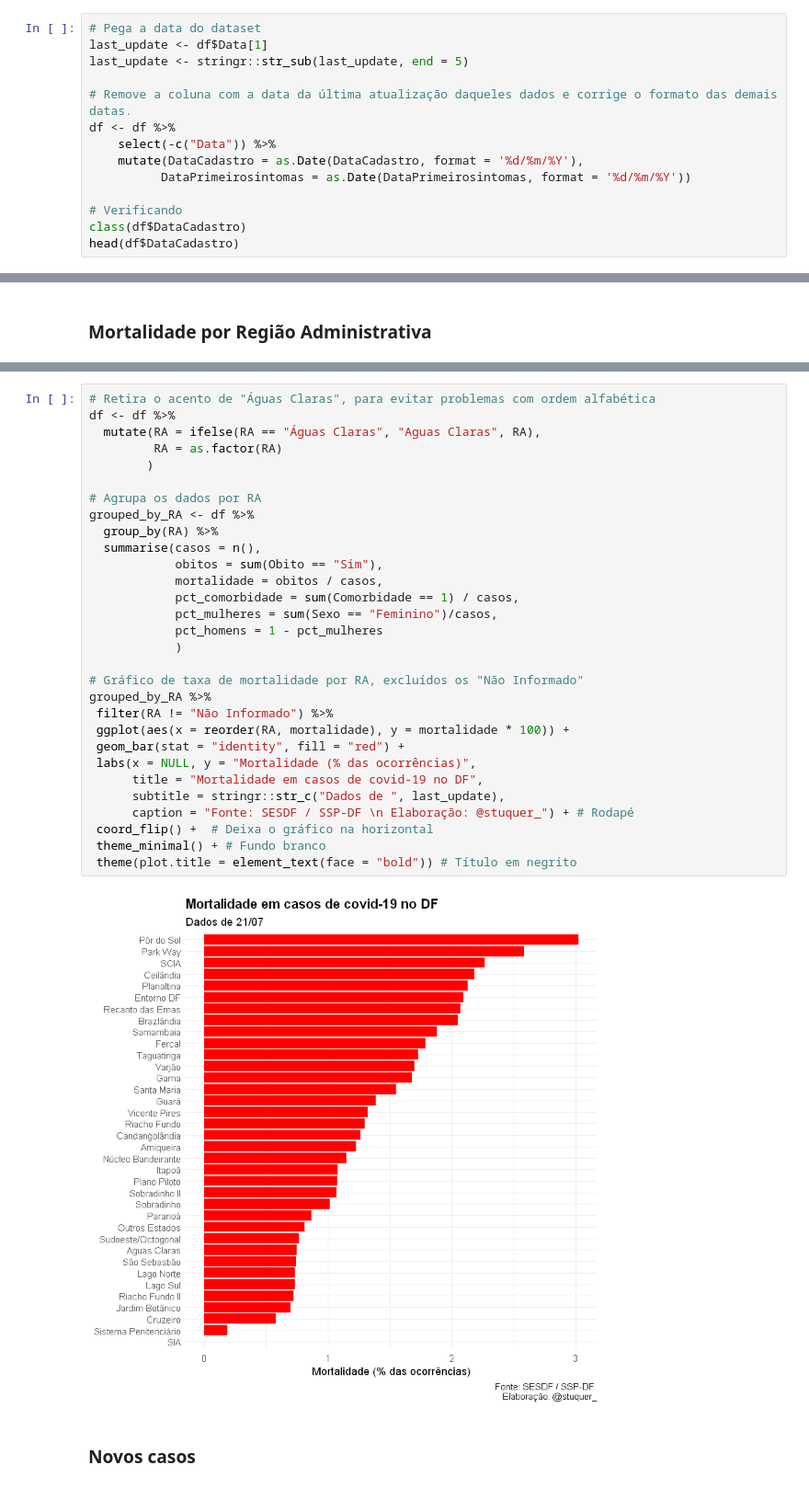
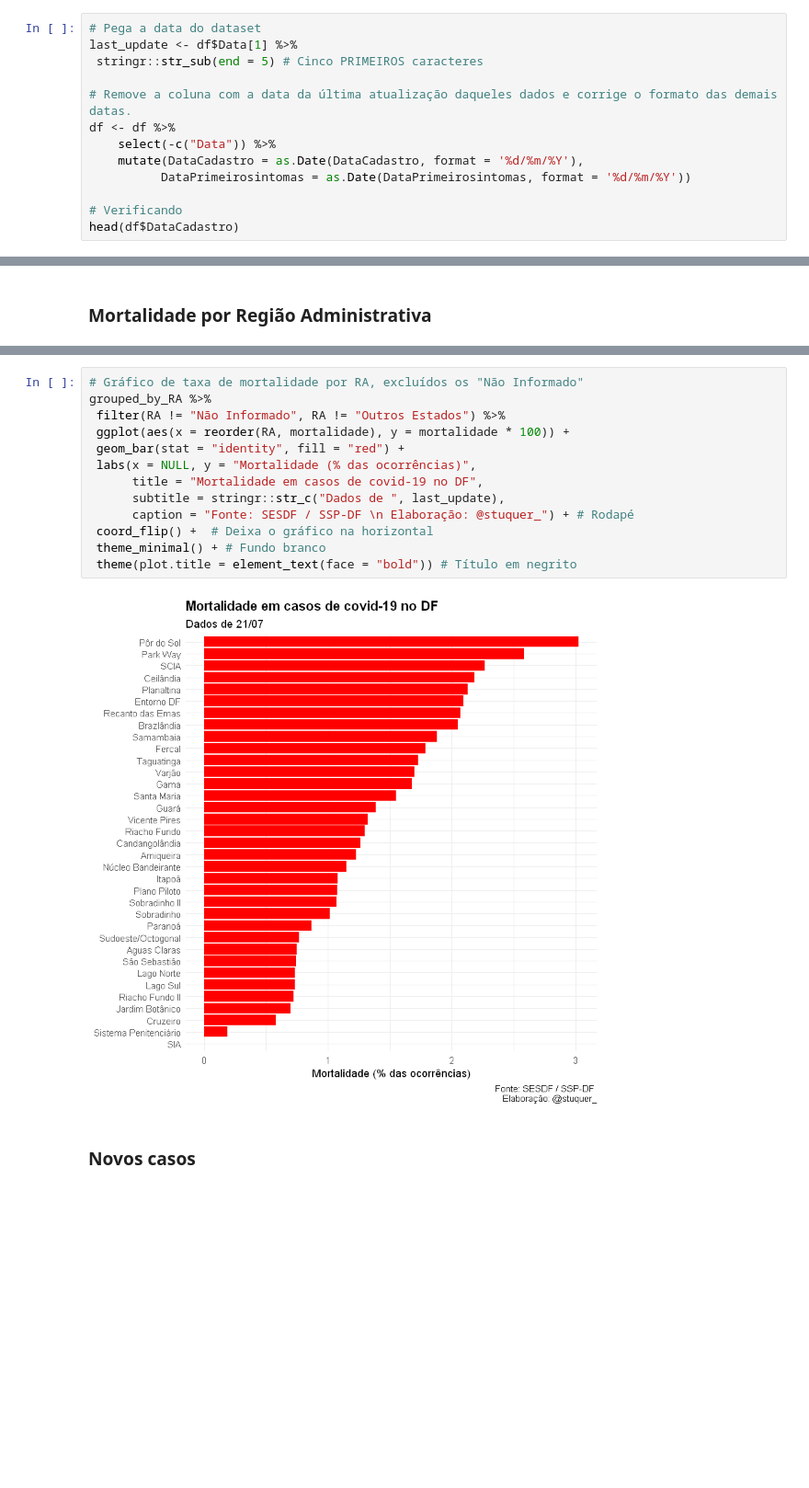
Before and after one commit to rstuckert3/covid_df, a Jupyter notebook: covid_notebook.ipynb, the cells around one changed output, grey strips where cells are left out. Shown at 92% size. Cells and saved outputs as stored; diff of their text form; blank space fills up the shorter version.

```diff
--- a/covid_notebook.ipynb
+++ b/covid_notebook.ipynb
@@ -89,8 +88,8 @@ Classes 'data.table' and 'data.frame':  84761 obs. of  16 variables:
 Uma vez que tudo está como deveria, podemos prosseguir com o tratamento dos dados. Primeiro iremos remover a coluna com a data da última atualização daquele dataset, e depois corrigir o formato da data de cadastro dos casos.
 # %%
 # Pega a data do dataset
-last_update <- df$Data[1]
-last_update <- stringr::str_sub(last_update, end = 5)
+last_update <- df$Data[1] %>%
+ stringr::str_sub(end = 5) # Cinco PRIMEIROS caracteres
 
 # Remove a coluna com a data da última atualização daqueles dados e corrige o formato das demais datas.
 df <- df %>%
@@ -99,6 +98,5 @@ df <- df %>%
           DataPrimeirosintomas = as.Date(DataPrimeirosintomas, format = '%d/%m/%Y'))
 
 # Verificando
-class(df$DataCadastro)
 head(df$DataCadastro)
 # %% [output]
@@ -252,35 +289,18 @@ grid.arrange(s1, s2, nrow=1,
 # %%
-# Retira o acento de "Águas Claras", para evitar problemas com ordem alfabética
-df <- df %>%
-  mutate(RA = ifelse(RA == "Águas Claras", "Aguas Claras", RA),
-         RA = as.factor(RA)
-        )
-
-# Agrupa os dados por RA
-grouped_by_RA <- df %>%
-  group_by(RA) %>%
-  summarise(casos = n(),
-            obitos = sum(Obito == "Sim"),
-            mortalidade = obitos / casos,
-            pct_comorbidade = sum(Comorbidade == 1) / casos,
-            pct_mulheres = sum(Sexo == "Feminino")/casos,
-            pct_homens = 1 - pct_mulheres
-            )
-
 # Gráfico de taxa de mortalidade por RA, excluídos os "Não Informado"
 grouped_by_RA %>%
- filter(RA != "Não Informado") %>%
+ filter(RA != "Não Informado", RA != "Outros Estados") %>%
  ggplot(aes(x = reorder(RA, mortalidade), y = mortalidade * 100)) +
  geom_bar(stat = "identity", fill = "red") +
  labs(x = NULL, y = "Mortalidade (% das ocorrências)",
       title = "Mortalidade em casos de covid-19 no DF",
       subtitle = stringr::str_c("Dados de ", last_update),
       caption = "Fonte: SESDF / SSP-DF \n Elaboração: @stuquer_") + # Rodapé
  coord_flip() +  # Deixa o gráfico na horizontal
  theme_minimal() + # Fundo branco
  theme(plot.title = element_text(face = "bold")) # Título em negrito
 # %% [output]
-[figure, old version]
+[figure, new version]
 # %% [markdown]
 ### Novos casos
 # %% [markdown]
```
Also changed, not shown: parts of 8 cells of this notebook.
